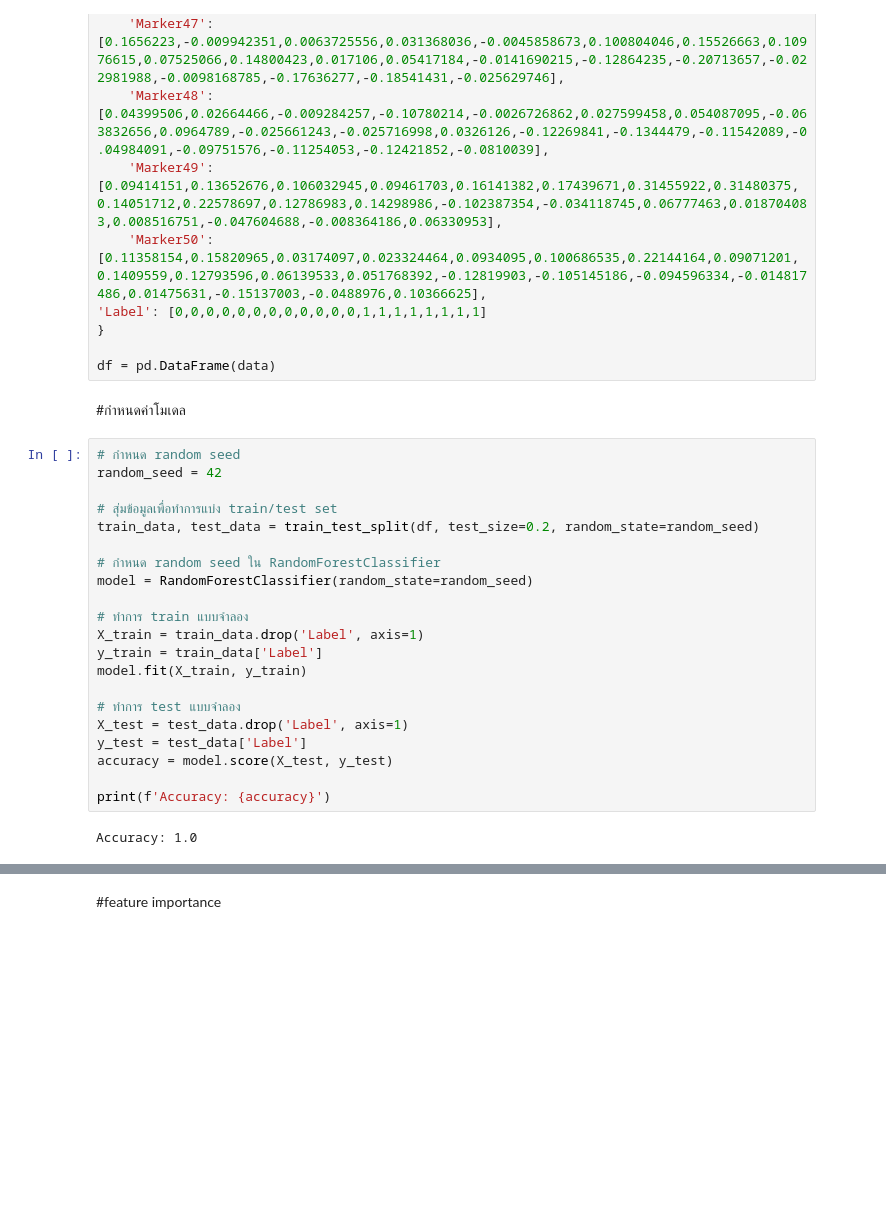
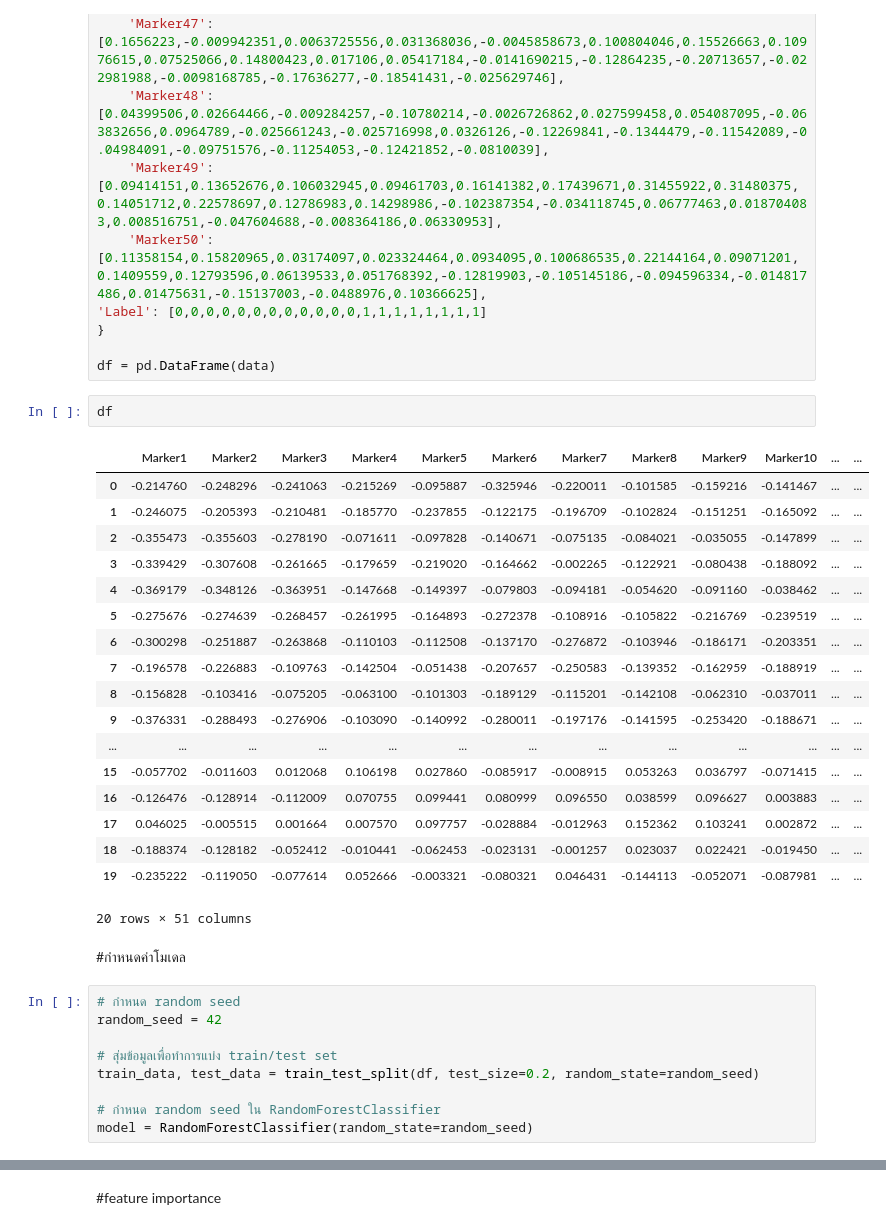
Before and after one commit to nannthd/ProjectNNGB, a Jupyter notebook: model(Nan).ipynb, the cells around one changed output, grey strips where cells are left out. Drawn from its saved outputs; the diff is of its cells as text; blank space fills up the shorter version.

```diff
--- a/model(Nan).ipynb
+++ b/model(Nan).ipynb
@@ -64,6 +64,27 @@ data = {
 }
 
 df = pd.DataFrame(data)
+# %%
+df
+# %% [output]
+|  | Marker1 | Marker2 | Marker3 | Marker4 | Marker5 | Marker6 | Marker7 | Marker8 | Marker9 | Marker10 | ... | ... |
+| 0 | -0.214760 | -0.248296 | -0.241063 | -0.215269 | -0.095887 | -0.325946 | -0.220011 | -0.101585 | -0.159216 | -0.141467 | ... | ... |
+| 1 | -0.246075 | -0.205393 | -0.210481 | -0.185770 | -0.237855 | -0.122175 | -0.196709 | -0.102824 | -0.151251 | -0.165092 | ... | ... |
+| 2 | -0.355473 | -0.355603 | -0.278190 | -0.071611 | -0.097828 | -0.140671 | -0.075135 | -0.084021 | -0.035055 | -0.147899 | ... | ... |
+| 3 | -0.339429 | -0.307608 | -0.261665 | -0.179659 | -0.219020 | -0.164662 | -0.002265 | -0.122921 | -0.080438 | -0.188092 | ... | ... |
+| 4 | -0.369179 | -0.348126 | -0.363951 | -0.147668 | -0.149397 | -0.079803 | -0.094181 | -0.054620 | -0.091160 | -0.038462 | ... | ... |
+| 5 | -0.275676 | -0.274639 | -0.268457 | -0.261995 | -0.164893 | -0.272378 | -0.108916 | -0.105822 | -0.216769 | -0.239519 | ... | ... |
+| 6 | -0.300298 | -0.251887 | -0.263868 | -0.110103 | -0.112508 | -0.137170 | -0.276872 | -0.103946 | -0.186171 | -0.203351 | ... | ... |
+| 7 | -0.196578 | -0.226883 | -0.109763 | -0.142504 | -0.051438 | -0.207657 | -0.250583 | -0.139352 | -0.162959 | -0.188919 | ... | ... |
+| 8 | -0.156828 | -0.103416 | -0.075205 | -0.063100 | -0.101303 | -0.189129 | -0.115201 | -0.142108 | -0.062310 | -0.037011 | ... | ... |
+| 9 | -0.376331 | -0.288493 | -0.276906 | -0.103090 | -0.140992 | -0.280011 | -0.197176 | -0.141595 | -0.253420 | -0.188671 | ... | ... |
+| ... | ... | ... | ... | ... | ... | ... | ... | ... | ... | ... | ... | ... |
+| 15 | -0.057702 | -0.011603 | 0.012068 | 0.106198 | 0.027860 | -0.085917 | -0.008915 | 0.053263 | 0.036797 | -0.071415 | ... | ... |
+| 16 | -0.126476 | -0.128914 | -0.112009 | 0.070755 | 0.099441 | 0.080999 | 0.096550 | 0.038599 | 0.096627 | 0.003883 | ... | ... |
+| 17 | 0.046025 | -0.005515 | 0.001664 | 0.007570 | 0.097757 | -0.028884 | -0.012963 | 0.152362 | 0.103241 | 0.002872 | ... | ... |
+| 18 | -0.188374 | -0.128182 | -0.052412 | -0.010441 | -0.062453 | -0.023131 | -0.001257 | 0.023037 | 0.022421 | -0.019450 | ... | ... |
+| 19 | -0.235222 | -0.119050 | -0.077614 | 0.052666 | -0.003321 | -0.080321 | 0.046431 | -0.144113 | -0.052071 | -0.087981 | ... | ... |
+20 rows × 51 columns
 # %% [markdown]
 #กำหนดค่าโมเดล
 # %%
@@ -75,17 +96,3 @@ train_data, test_data = train_test_split(df, test_size=0.2, random_state=random_
 
 # กำหนด random seed ใน RandomForestClassifier
 model = RandomForestClassifier(random_state=random_seed)
-
-# ทำการ train แบบจำลอง
-X_train = train_data.drop('Label', axis=1)
-y_train = train_data['Label']
-model.fit(X_train, y_train)
-
-# ทำการ test แบบจำลอง
-X_test = test_data.drop('Label', axis=1)
-y_test = test_data['Label']
-accuracy = model.score(X_test, y_test)
-
-print(f'Accuracy: {accuracy}')
-# %% [output]
-Accuracy: 1.0
```
Also changed, not shown: parts of 21 cells of this notebook.
